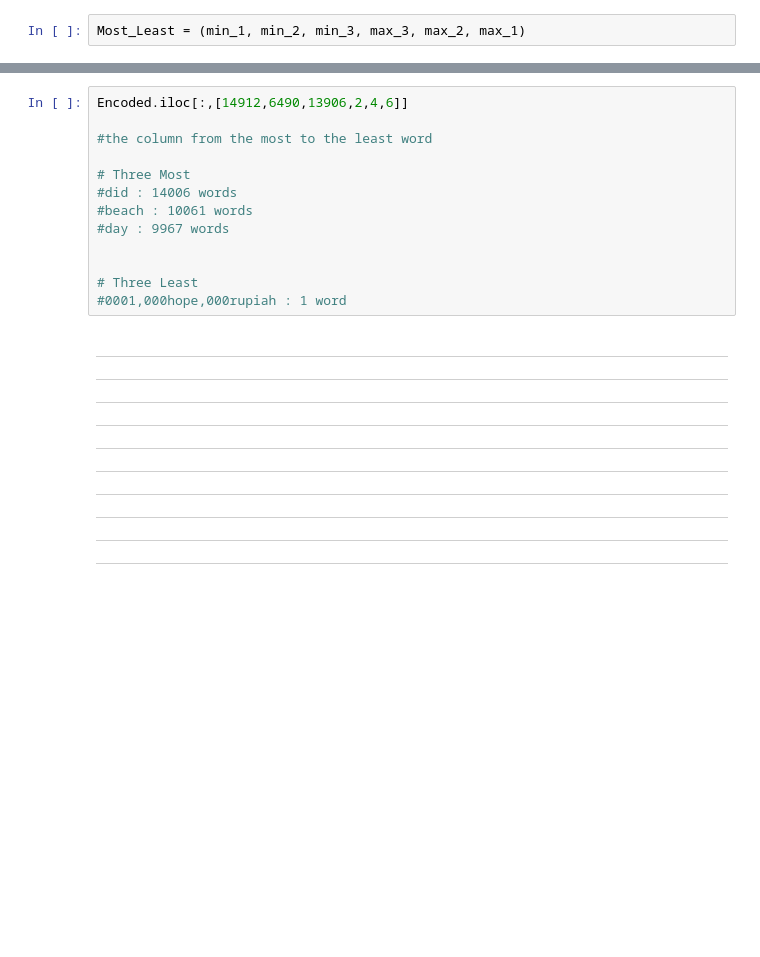
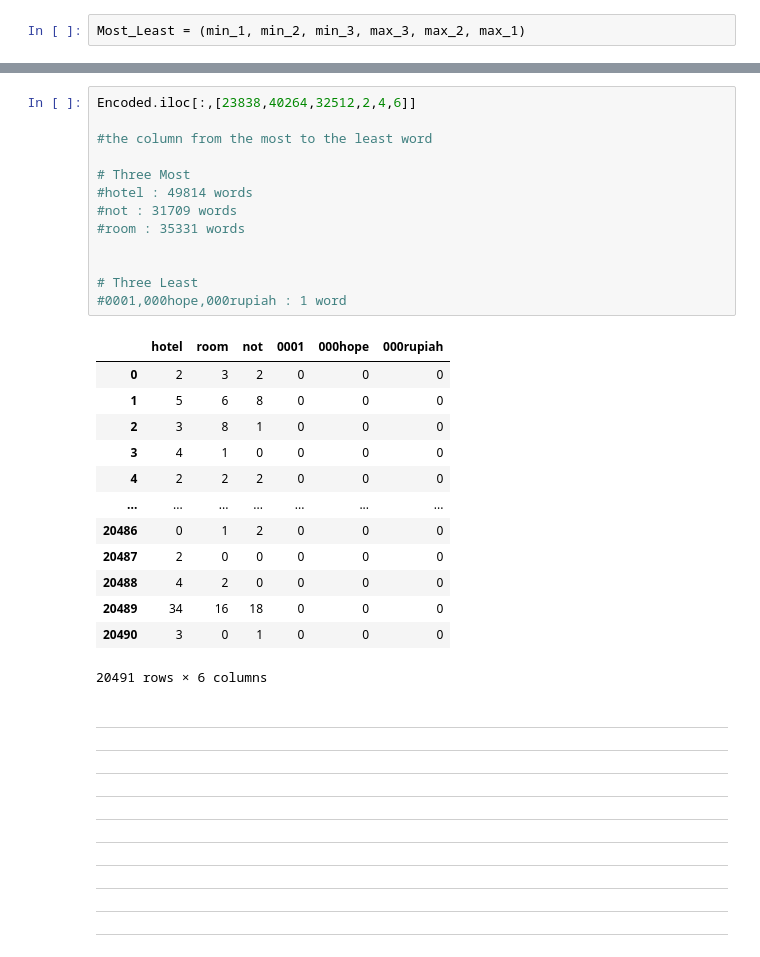
Before and after one commit to wallik2/University-stuff, a Jupyter notebook: Intro_Data_Sci/Homework/HW7_Raw_Iris_Data_&_Trip_advisor.ipynb, the cells around one changed output, grey strips where cells are left out. Drawn from its saved outputs; the diff is of its cells as text; blank space fills up the shorter version.

```diff
--- a/Intro_Data_Sci/Homework/HW7_Raw_Iris_Data_&_Trip_advisor.ipynb
+++ b/Intro_Data_Sci/Homework/HW7_Raw_Iris_Data_&_Trip_advisor.ipynb
@@ -413,16 +452,30 @@ print(Encoded.iloc[:,6].sum())
 # %%
-Encoded.iloc[:,[14912,6490,13906,2,4,6]]
+Encoded.iloc[:,[23838,40264,32512,2,4,6]]
 
 #the column from the most to the least word
 
 # Three Most
-#did : 14006 words
-#beach : 10061 words
-#day : 9967 words
+#hotel : 49814 words
+#not : 31709 words
+#room : 35331 words
 
 
 # Three Least
 #0001,000hope,000rupiah : 1 word
+# %% [output]
+|  | hotel | room | not | 0001 | 000hope | 000rupiah |
+| 0 | 2 | 3 | 2 | 0 | 0 | 0 |
+| 1 | 5 | 6 | 8 | 0 | 0 | 0 |
+| 2 | 3 | 8 | 1 | 0 | 0 | 0 |
+| 3 | 4 | 1 | 0 | 0 | 0 | 0 |
+| 4 | 2 | 2 | 2 | 0 | 0 | 0 |
+| ... | ... | ... | ... | ... | ... | ... |
+| 20486 | 0 | 1 | 2 | 0 | 0 | 0 |
+| 20487 | 2 | 0 | 0 | 0 | 0 | 0 |
+| 20488 | 4 | 2 | 0 | 0 | 0 | 0 |
+| 20489 | 34 | 16 | 18 | 0 | 0 | 0 |
+| 20490 | 3 | 0 | 1 | 0 | 0 | 0 |
+20491 rows × 6 columns
 # %% [markdown]
 
 
```
Also changed, not shown: parts of 11 cells of this notebook.
